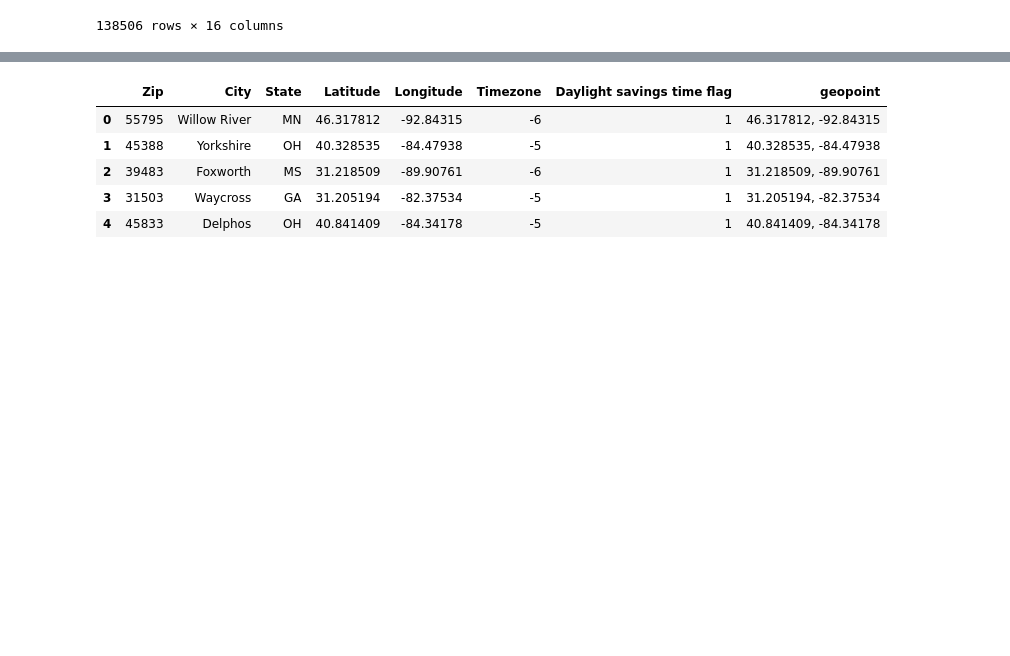
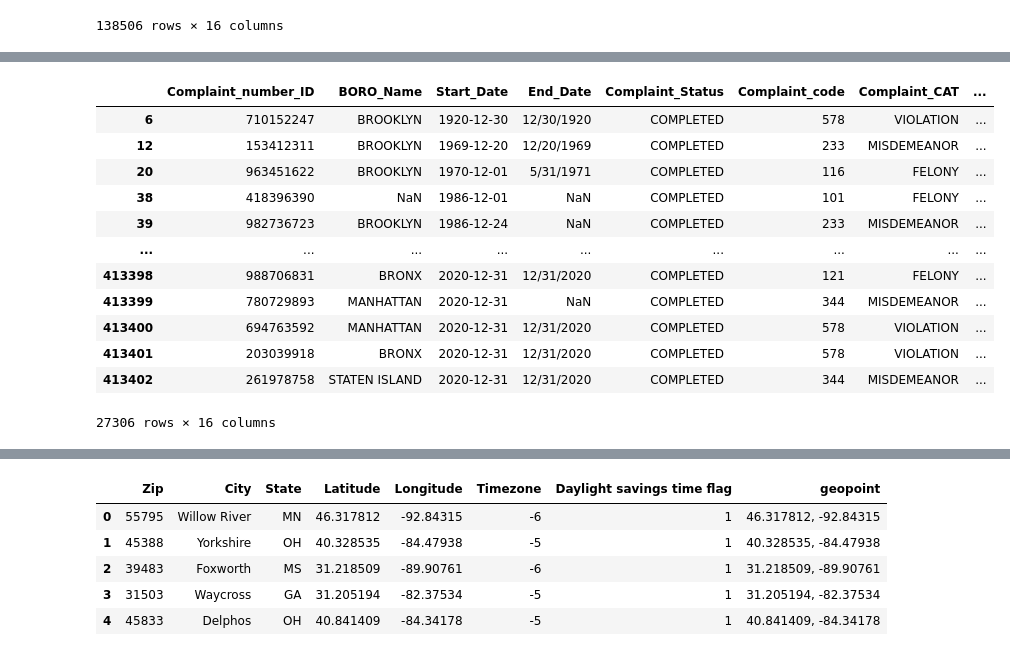
Before and after one commit to bxprdr25/ETL-challenge, a Jupyter notebook: sharice/NYPD_Crime_2020.ipynb, the cells around one changed output, grey strips where cells are left out. Saved outputs shown, nothing was run; the diff lists cells and outputs as text; code cells hidden in the pictures; blank space fills up the shorter version.

```diff
--- a/sharice/NYPD_Crime_2020.ipynb
+++ b/sharice/NYPD_Crime_2020.ipynb
@@ -129,0 +151,4 @@ NYPD_2020_new_df
+# %%
+NYPD_2020_new_df["Start_Date"] = pd.to_datetime(NYPD_2020_new_df["Start_Date"], format="%m/%d/%Y", errors="coerce")
+
+NYPD_2020_new_df.info()
@@ -129,0 +173,18 @@ NYPD_2020_new_df
+# %%
+NYPD_2020_2m_df= NYPD_2020_new_df[(NYPD_2020_new_df["Start_Date"].dt.month_name() == "July") | (NYPD_2020_new_df["Start_Date"].dt.month_name() == "December")]
+
+NYPD_2020_2m_df
+# %% [output]
+|  | Complaint_number_ID | BORO_Name | Start_Date | End_Date | Complaint_Status | Complaint_code | Complaint_CAT | ... |
+| 6 | 710152247 | BROOKLYN | 1920-12-30 | 12/30/1920 | COMPLETED | 578 | VIOLATION | ... |
+| 12 | 153412311 | BROOKLYN | 1969-12-20 | 12/20/1969 | COMPLETED | 233 | MISDEMEANOR | ... |
+| 20 | 963451622 | BROOKLYN | 1970-12-01 | 5/31/1971 | COMPLETED | 116 | FELONY | ... |
+| 38 | 418396390 | NaN | 1986-12-01 | NaN | COMPLETED | 101 | FELONY | ... |
+| 39 | 982736723 | BROOKLYN | 1986-12-24 | NaN | COMPLETED | 233 | MISDEMEANOR | ... |
+| ... | ... | ... | ... | ... | ... | ... | ... | ... |
+| 413398 | 988706831 | BRONX | 2020-12-31 | 12/31/2020 | COMPLETED | 121 | FELONY | ... |
+| 413399 | 780729893 | MANHATTAN | 2020-12-31 | NaN | COMPLETED | 344 | MISDEMEANOR | ... |
+| 413400 | 694763592 | MANHATTAN | 2020-12-31 | 12/31/2020 | COMPLETED | 578 | VIOLATION | ... |
+| 413401 | 203039918 | BRONX | 2020-12-31 | 12/31/2020 | COMPLETED | 578 | VIOLATION | ... |
+| 413402 | 261978758 | STATEN ISLAND | 2020-12-31 | 12/31/2020 | COMPLETED | 344 | MISDEMEANOR | ... |
+27306 rows × 16 columns
```
Also changed, not shown: parts of 8 cells of this notebook, 9 other files.
